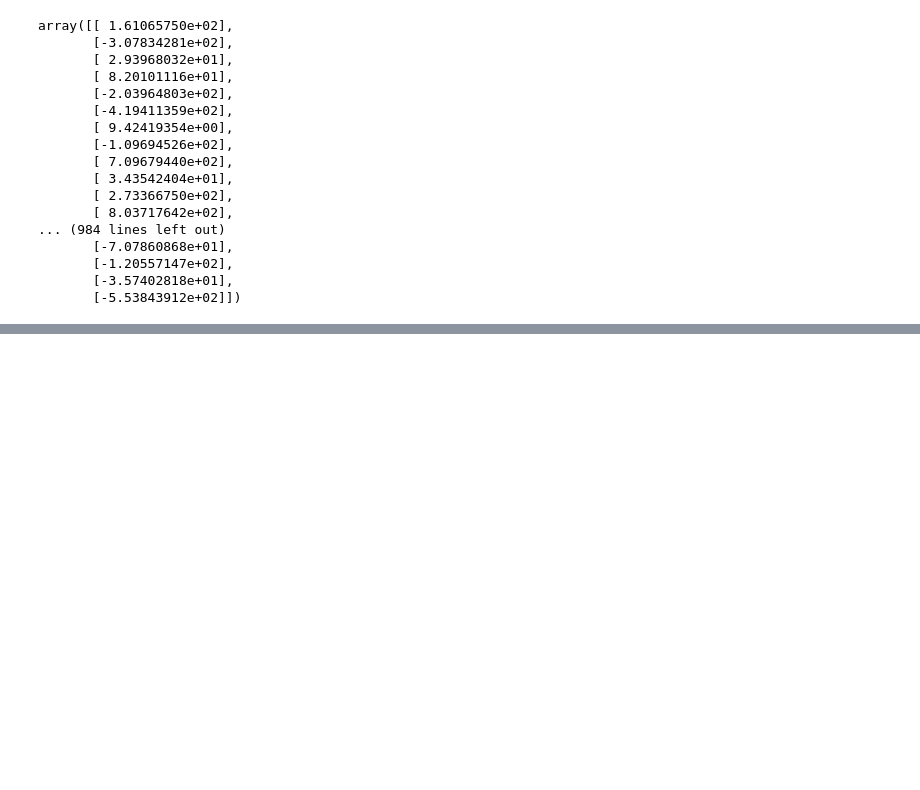
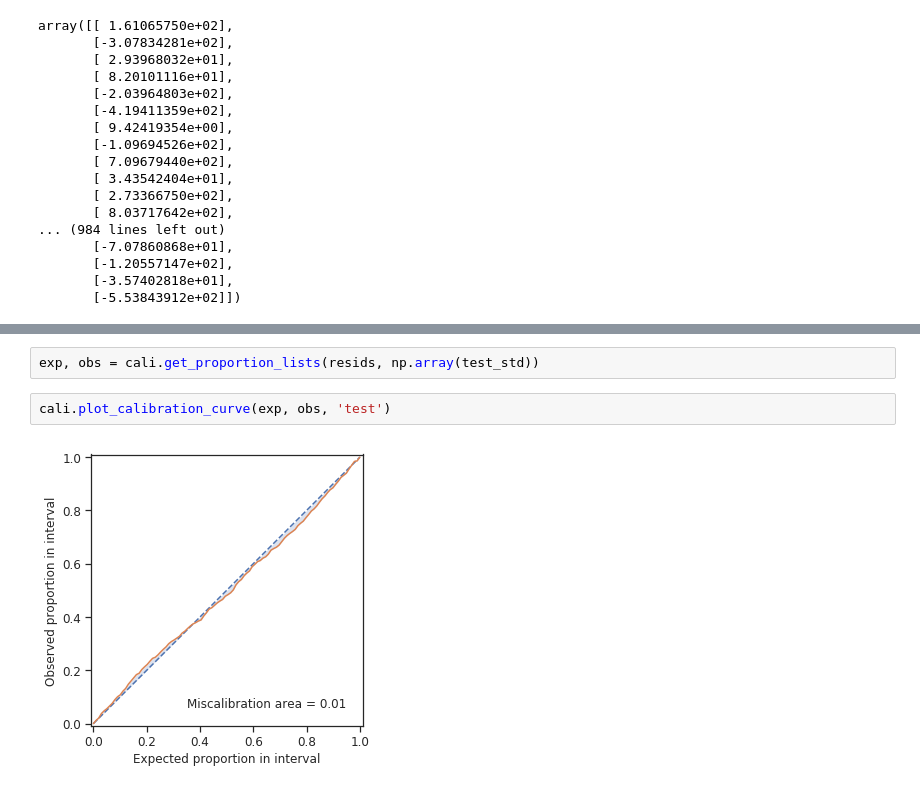
Before and after one commit to fusion-ml/calibrated_uncertainty, a Jupyter notebook: test_calibration.ipynb, the cells around one changed output, grey strips where cells are left out. Cells and saved outputs as stored; diff of their text form; blank space fills up the shorter version.

```diff
--- a/Untitled.ipynb
+++ b/test_calibration.ipynb
@@ -213,0 +100,6 @@ plt.hist(y.detach().numpy())
+# %%
+exp, obs = cali.get_proportion_lists(resids, np.array(test_std))
+# %%
+cali.plot_calibration_curve(exp, obs, 'test')
+# %% [output]
+[figure, added]
```
Also changed, not shown: parts of 32 cells of this notebook, 9 other files.
